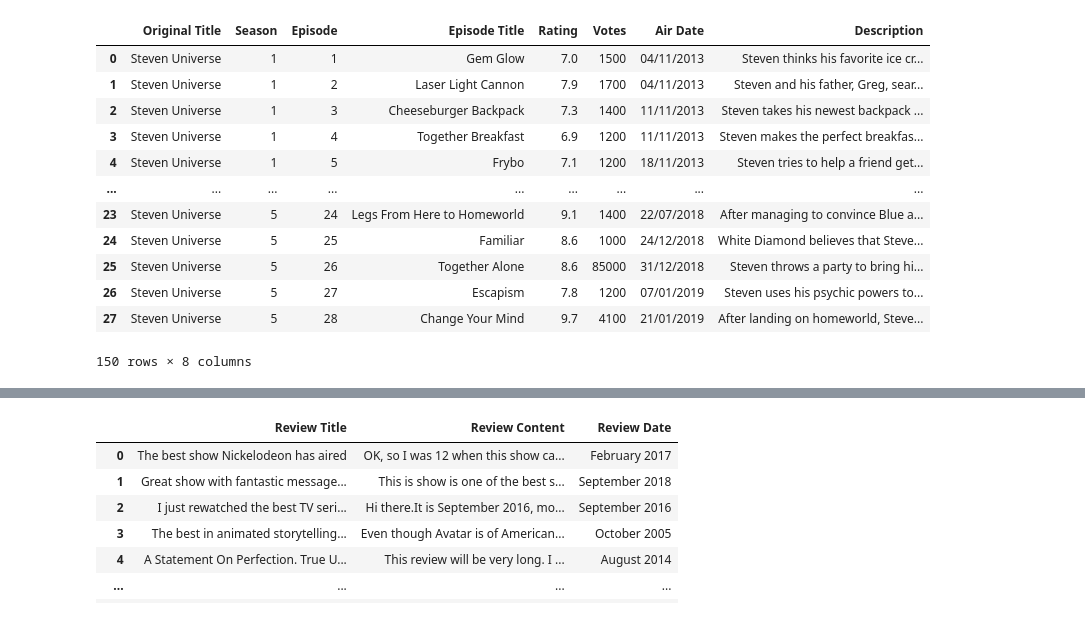
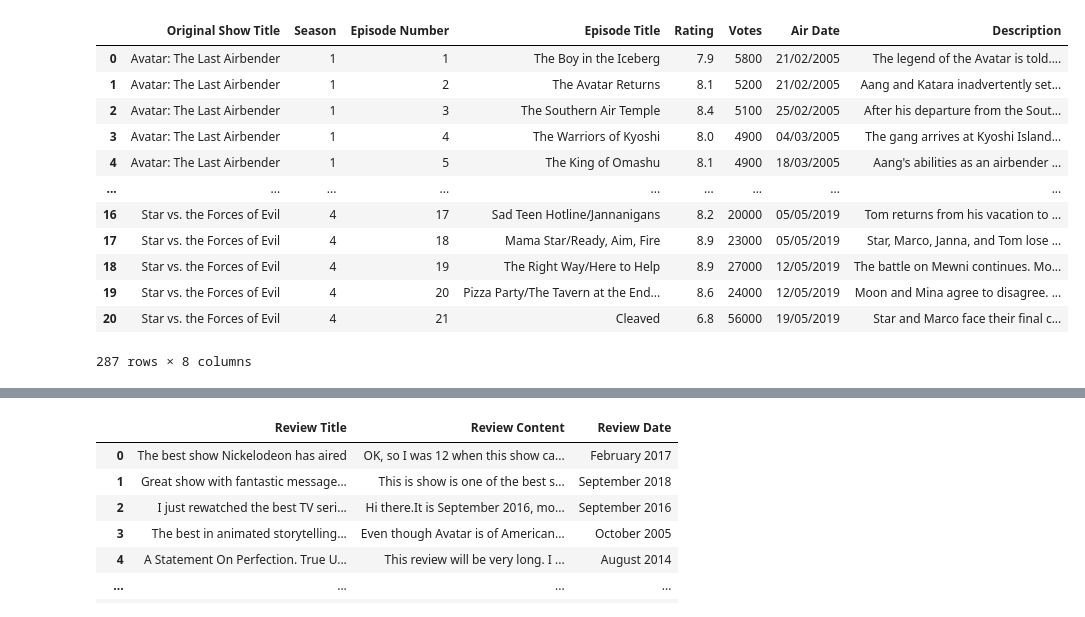
Before and after one commit to miguelgaspar24/IMDB_ratings, a Jupyter notebook: imdb_ratings.ipynb, the cells around one changed output, grey strips where cells are left out. Drawn from its saved outputs; the diff is of its cells as text; code cells hidden in the pictures.

Commit message:
Rename columns and add SVTFOE data

```diff
--- a/imdb_ratings.ipynb
+++ b/imdb_ratings.ipynb
@@ -9,7 +9,8 @@ import requests
 base_url = 'https://www.imdb.com/title/'
 url_list = [
             'tt0417299',
-            'tt3061046'
+            'tt3061046',
+            'tt2758770'
             ]
 
 global_aux_df = pd.DataFrame()
@@ -40,7 +41,7 @@ for url_index, url in enumerate(url_list):
 
     # Original Title
     original_title = data_attributes['originalTitleText']['text']
-    additional_data['Original Title'] = original_title
+    additional_data['Original Show Title'] = original_title
 
     # Overall Rating
     overall_rating = data_attributes['ratingsSummary']['aggregateRating']
@@ -101,7 +102,7 @@ for url_index, url in enumerate(url_list):
             }
 
     reviews = {
-            'Original Title': [],
+            'Original Show Title': [],
             'Review Title': [],
             'Review Content': [],
             'Review Date': []
@@ -122,7 +123,7 @@ for url_index, url in enumerate(url_list):
                 review_date = ' '.join(item.find_all('div', class_='display-name-date')[0].text.split()[1:])
 
                 # Save data
-                reviews['Original Title'].append(original_title)
+                reviews['Original Show Title'].append(original_title)
                 reviews['Review Title'].append(review_title)
                 reviews['Review Content'].append(review_text)
                 reviews['Review Date'].append(review_date)
@@ -182,48 +183,48 @@ for url_index, url in enumerate(url_list):
             episodes_title = episodes_title[1:]
             episodes_rating = episodes_rating[1:]
             episodes_votes = episodes_votes[1:]
             episodes_airdate_date = episodes_airdate_date[1:]
             episodes_description = episodes_description[1:]
 
         # Save current series data
         data = {
-                'Original Title': original_title,
+                'Original Show Title': original_title,
                 'Season': season_num,
-                'Episode': episodes_number,
+                'Episode Number': episodes_number,
                 'Episode Title': episodes_title,
                 'Rating': episodes_rating,
                 'Votes': episodes_votes,
                 'Air Date': episodes_airdate_date,
                 'Description': episodes_description
                 }
 
         season_df = pd.DataFrame.from_dict(data)
 
         full_dataset_df = pd.concat([full_dataset_df, season_df])
 
     # Save data to global DataFrame
     global_main_df = pd.concat([global_main_df, full_dataset_df], axis=0)
 
 # Export all saved data to Excel spreadsheets
 global_aux_df.to_excel('aux_data.xlsx', header=True, index=False)
 global_reviews_df.to_excel('reviews_data.xlsx', header=True, index=False)
 global_main_df.to_excel('main_data.xlsx', header=True, index=False)
 
 global_main_df
 # %% [output]
-|  | Original Title | Season | Episode | Episode Title | Rating | Votes | Air Date | Description |
-| 0 | Steven Universe | 1 | 1 | Gem Glow | 7.0 | 1500 | 04/11/2013 | Steven thinks his favorite ice cr... |
-| 1 | Steven Universe | 1 | 2 | Laser Light Cannon | 7.9 | 1700 | 04/11/2013 | Steven and his father, Greg, sear... |
-| 2 | Steven Universe | 1 | 3 | Cheeseburger Backpack | 7.3 | 1400 | 11/11/2013 | Steven takes his newest backpack ... |
-| 3 | Steven Universe | 1 | 4 | Together Breakfast | 6.9 | 1200 | 11/11/2013 | Steven makes the perfect breakfas... |
-| 4 | Steven Universe | 1 | 5 | Frybo | 7.1 | 1200 | 18/11/2013 | Steven tries to help a friend get... |
+|  | Original Show Title | Season | Episode Number | Episode Title | Rating | Votes | Air Date | Description |
+| 0 | Avatar: The Last Airbender | 1 | 1 | The Boy in the Iceberg | 7.9 | 5800 | 21/02/2005 | The legend of the Avatar is told.... |
+| 1 | Avatar: The Last Airbender | 1 | 2 | The Avatar Returns | 8.1 | 5200 | 21/02/2005 | Aang and Katara inadvertently set... |
+| 2 | Avatar: The Last Airbender | 1 | 3 | The Southern Air Temple | 8.4 | 5100 | 25/02/2005 | After his departure from the Sout... |
+| 3 | Avatar: The Last Airbender | 1 | 4 | The Warriors of Kyoshi | 8.0 | 4900 | 04/03/2005 | The gang arrives at Kyoshi Island... |
+| 4 | Avatar: The Last Airbender | 1 | 5 | The King of Omashu | 8.1 | 4900 | 18/03/2005 | Aang's abilities as an airbender ... |
 | ... | ... | ... | ... | ... | ... | ... | ... | ... |
-| 23 | Steven Universe | 5 | 24 | Legs From Here to Homeworld | 9.1 | 1400 | 22/07/2018 | After managing to convince Blue a... |
-| 24 | Steven Universe | 5 | 25 | Familiar | 8.6 | 1000 | 24/12/2018 | White Diamond believes that Steve... |
-| 25 | Steven Universe | 5 | 26 | Together Alone | 8.6 | 85000 | 31/12/2018 | Steven throws a party to bring hi... |
-| 26 | Steven Universe | 5 | 27 | Escapism | 7.8 | 1200 | 07/01/2019 | Steven uses his psychic powers to... |
-| 27 | Steven Universe | 5 | 28 | Change Your Mind | 9.7 | 4100 | 21/01/2019 | After landing on homeworld, Steve... |
+| 16 | Star vs. the Forces of Evil | 4 | 17 | Sad Teen Hotline/Jannanigans | 8.2 | 20000 | 05/05/2019 | Tom returns from his vacation to ... |
+| 17 | Star vs. the Forces of Evil | 4 | 18 | Mama Star/Ready, Aim, Fire | 8.9 | 23000 | 05/05/2019 | Star, Marco, Janna, and Tom lose ... |
+| 18 | Star vs. the Forces of Evil | 4 | 19 | The Right Way/Here to Help | 8.9 | 27000 | 12/05/2019 | The battle on Mewni continues. Mo... |
+| 19 | Star vs. the Forces of Evil | 4 | 20 | Pizza Party/The Tavern at the End... | 8.6 | 24000 | 12/05/2019 | Moon and Mina agree to disagree. ... |
+| 20 | Star vs. the Forces of Evil | 4 | 21 | Cleaved | 6.8 | 56000 | 19/05/2019 | Star and Marco face their final c... |
-150 rows × 8 columns
+287 rows × 8 columns
 # %%
 # Set target URL
 url = 'https://www.imdb.com/title/tt0417299/'
```
Also changed, not shown: 1 other file.
